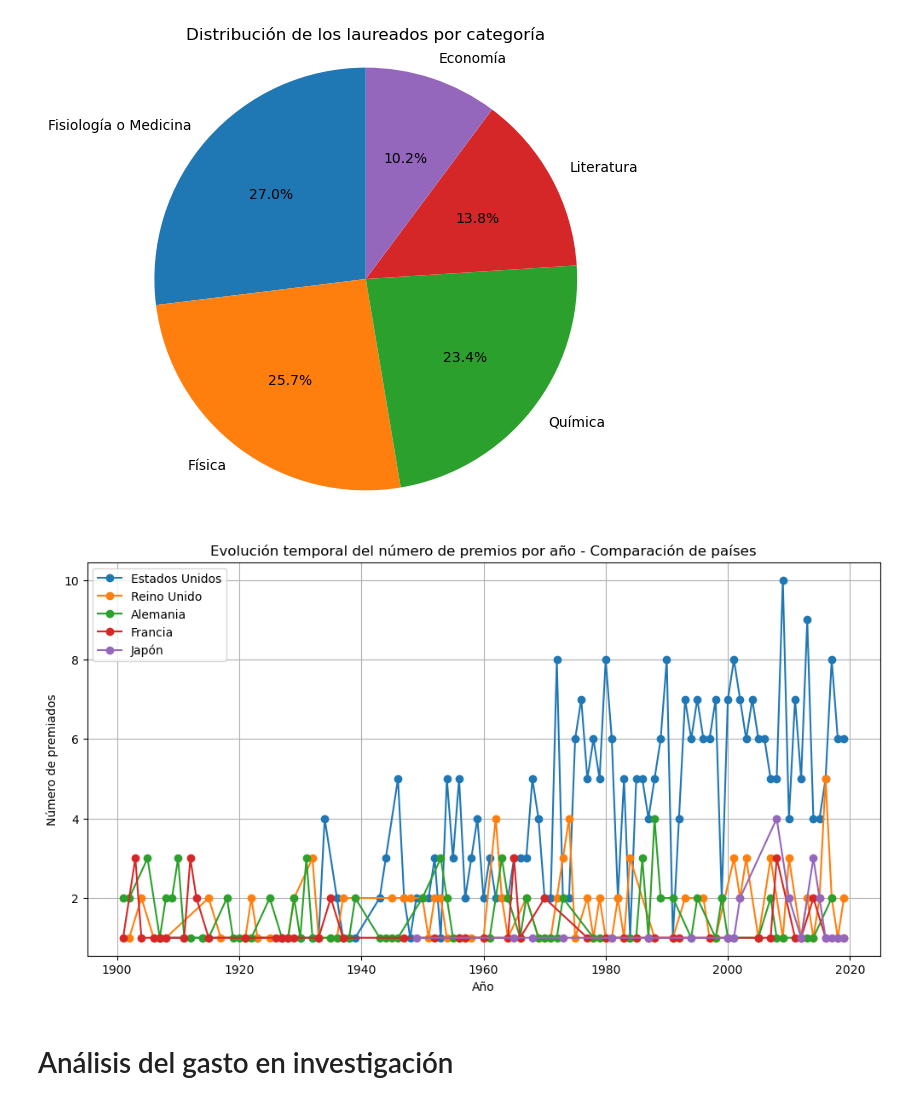
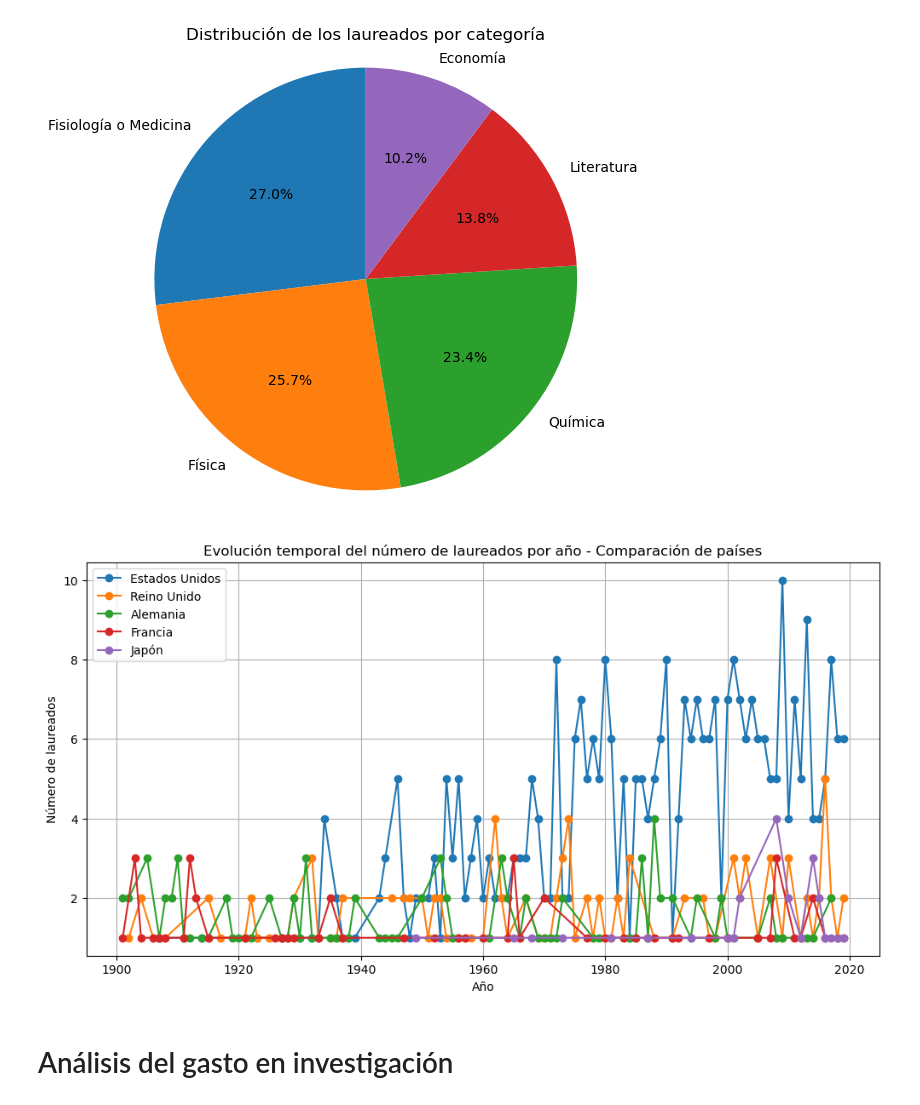
Before and after one commit to Vilaila/ATD_proyecto_final, a Jupyter notebook: Analisis.ipynb, the cells around one changed output. Saved outputs shown, nothing was run; the diff lists cells and outputs as text; code cells hidden in the pictures.

```diff
--- a/Analisis.ipynb
+++ b/Analisis.ipynb
@@ -249,21 +248,21 @@ plt.show()
 # %%
 # Evolucion temporal por país
 paises = ['Estados Unidos', 'Reino Unido', 'Alemania', 'Francia', 'Japón']
 premios_por_anyo = dfL.groupby(['anyo', 'pais']).size().reset_index(name='n_premios')
 
 plt.figure(figsize=(12,6))
 for pais in paises:
     subset = premios_por_anyo[premios_por_anyo['pais'] == pais]
     plt.plot(subset['anyo'], subset['n_premios'], marker='o', label=pais)
 
-plt.title("Evolución temporal del número de premios por año - Comparación de países")
+plt.title("Evolución temporal del número de laureados por año - Comparación de países")
 plt.xlabel("Año")
-plt.ylabel("Número de premiados")
+plt.ylabel("Número de laureados")
 plt.legend()
 plt.grid(True)
 plt.show()
 # %% [output]
-[figure, old version]
+[figure, new version]
 # %% [markdown]
 # Análisis del gasto en investigación
 # %%
```
Also changed, not shown: parts of 7 cells of this notebook.
